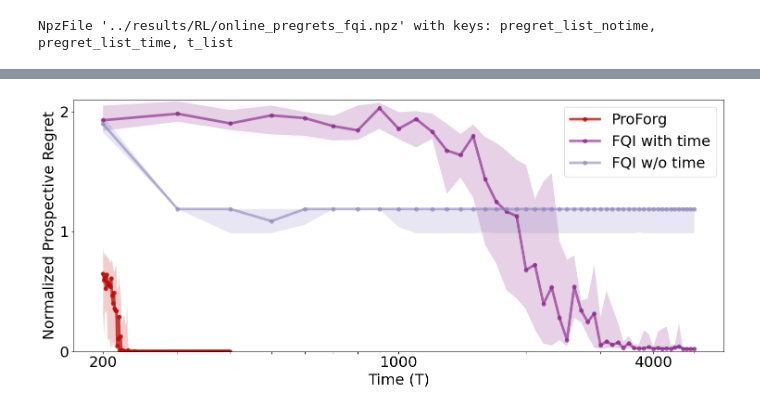
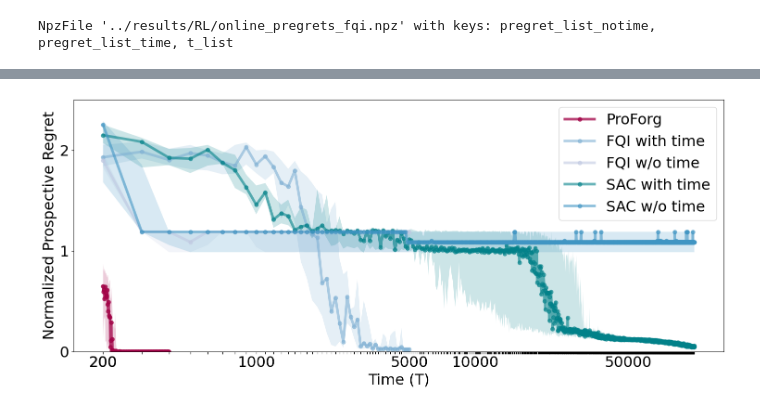
Before and after one commit to neurodata/ProspectiveForaging, a Jupyter notebook: notebooks/fig1_new.ipynb, the cells around one changed output, grey strips where cells are left out. Saved outputs shown, nothing was run; the diff lists cells and outputs as text; code cells hidden in the pictures.

```diff
--- a/notebooks/fig1_new.ipynb
+++ b/notebooks/fig1_new.ipynb
@@ -44,3 +44,10 @@ PREGRETS_random_RL_arr = data["pregret_list_notime"]
 Ts_RL = data["t_list"]
 # %% [output]
 NpzFile '../results/RL/online_pregrets_fqi.npz' with keys: pregret_list_notime, pregret_list_time, t_list
+# %%
+fn = f"../results/RL/online_pregrets_sac.npz"
+data = np.load(fn)
+print(data)
+PREGRETS_SAC_arr = data["pregret_list_time"]
+PREGRETS_random_SAC_arr = data["pregret_list_notime"]
+Ts_SAC = data["t_list"]
@@ -49,17 +78,16 @@ plt.figure(figsize=(15, 6.5))
 
 linewidth = 4
 fontsize = 28
-pvafm_df_offline, pafm_df, _,pvafm_df_online = get_close_colors("OrRd", start = 0.25, delta = 0.2 , n = 4)
-pafm_nn, pafm_nn_opt = get_close_colors("GnBu", start=0.8, delta=0.25,n = 2)
-rl_fqi_notime,rl_fqi_time = get_close_colors("BuPu", start=0.55, delta=0.3,n = 2)
+pvafm_df_offline, pafm_df, _,pvafm_df_online = get_close_colors("PuRd", start = 0.25, delta = 0.2 , n = 4)
+rl_fqi_notime,rl_fqi_time = get_close_colors("PuBuGn", start=0.3, delta=0.15,n = 4)
 rl_tql,_ = get_close_colors("Greens", start=0.6, delta=0.5,n = 2)
+# sac_fqi_notime,sac_fqi_time = get_close_colors("YlGn", start=0.35, delta=0.2,n = 2)
 colors = {"PAFM_RF_online": pvafm_df_online,
           "PAFM_RF_offline":pvafm_df_offline,
-          "PAFM_RF":pafm_df,
-          "PAFM_oh_NN": pafm_nn,
-          "PAFM_opt_NN":pafm_nn,
           "RL_FQI_notime":rl_fqi_notime,
           "RL_FQI_time":rl_fqi_time,
+          "RL_SAC_notime":sac_fqi_notime,
+          "RL_SAC_time":sac_fqi_time,
           "RL_TQL":rl_tql
           }
 
@@ -73,34 +101,48 @@ plt.fill_between(Ts_online, q25[:200], q75[:200], color=colors["PAFM_RF_online"]
 # median = np.median(PREGRETS_random_DF_arr, axis=0)
 # q25  = np.nanpercentile(PREGRETS_random_DF_arr, 25, axis=0)
 # q75  = np.nanpercentile(PREGRETS_random_DF_arr, 75, axis=0)
 # plt.plot(Ts_online, median,color=colors["PAFM_RF_offline"], lw = linewidth,marker='o',alpha = 0.3,label = 'ProForg - I - DF - offline')
 # plt.fill_between(Ts_online, q25, q75, color=colors["PAFM_RF_offline"], alpha=0.20, edgecolor="none")
 
 
 median = np.median(PREGRETS_RL_arr, axis=0)
 q25  = np.nanpercentile(PREGRETS_RL_arr, 25, axis=0)
 q75  = np.nanpercentile(PREGRETS_RL_arr, 75, axis=0)
 plt.plot(Ts_RL[1:], median[1:],color=colors["RL_FQI_time"], lw = linewidth,marker='o',alpha = 0.6,label = 'FQI with time')
 plt.fill_between(Ts_RL[1:], q25[1:], q75[1:], color=colors["RL_FQI_time"], alpha=0.20, edgecolor="none")
 
 median = np.median(PREGRETS_random_RL_arr, axis=0)
 q25  = np.nanpercentile(PREGRETS_random_RL_arr, 25, axis=0)
 q75  = np.nanpercentile(PREGRETS_random_RL_arr, 75, axis=0)
 plt.plot(Ts_RL[1:], median[1:],color=colors["RL_FQI_notime"], lw = linewidth,marker='o',alpha = 0.6,label = 'FQI w/o time')
 plt.fill_between(Ts_RL[1:], q25[1:], q75[1:], color=colors["RL_FQI_notime"], alpha=0.20, edgecolor="none")
 plt.xscale('log')
 
-xticks = [i for i in np.arange(200,1000,100)]+[i for i in np.arange(1000,5000,1000)]
-xticklabels = [str(v) if v in [200,1000,4000] else ""   # hide every 2nd label
+
+median = np.median(PREGRETS_SAC_arr, axis=0)
+q25  = np.nanpercentile(PREGRETS_SAC_arr, 25, axis=0)
+q75  = np.nanpercentile(PREGRETS_SAC_arr, 75, axis=0)
+plt.plot(Ts_SAC[1:], median[1:],color=colors["RL_SAC_time"], lw = linewidth,marker='o',alpha = 0.6,label = 'SAC with time')
+plt.fill_between(Ts_SAC[1:], q25[1:], q75[1:], color=colors["RL_SAC_time"], alpha=0.20, edgecolor="none")
+
+median = np.median(PREGRETS_random_SAC_arr, axis=0)
+q25  = np.nanpercentile(PREGRETS_random_SAC_arr, 25, axis=0)
+q75  = np.nanpercentile(PREGRETS_random_SAC_arr, 75, axis=0)
+plt.plot(Ts_SAC[1:], median[1:],color=colors["RL_SAC_notime"], lw = linewidth,marker='o',alpha = 0.6,label = 'SAC w/o time')
+plt.fill_between(Ts_SAC[1:], q25[1:], q75[1:], color=colors["RL_SAC_notime"], alpha=0.20, edgecolor="none")
+plt.xscale('log')
+
+xticks = [i for i in np.arange(200,1000,100)]+[i for i in np.arange(10000,5000,1000)]+[i for i in np.arange(200,100000,100)]
+xticklabels = [str(v) if v in [200,1000,5000,10000,50000,10000] else ""   # hide every 2nd label
                for i, v in enumerate(xticks)]
 plt.xticks(xticks, labels=xticklabels,fontsize = fontsize-5)
-plt.ylim([0,2.1])
+plt.ylim([0,2.5])
 plt.yticks([0,1,2],fontsize = fontsize-5)
 plt.xlabel("Time (T)",fontsize = fontsize-5)
 plt.ylabel("Normalized Prospective Regret", fontsize = fontsize-5)
 # plt.title('Proforg vs FQI',fontsize = fontsize)
 plt.legend(fontsize = fontsize-5)
 plt.savefig('ProForg_FQI.png')
 plt.tight_layout()
 # %% [output]
-[figure, old version]
+[figure, new version]
```
Also changed, not shown: parts of 2 cells of this notebook, 2 other files.
